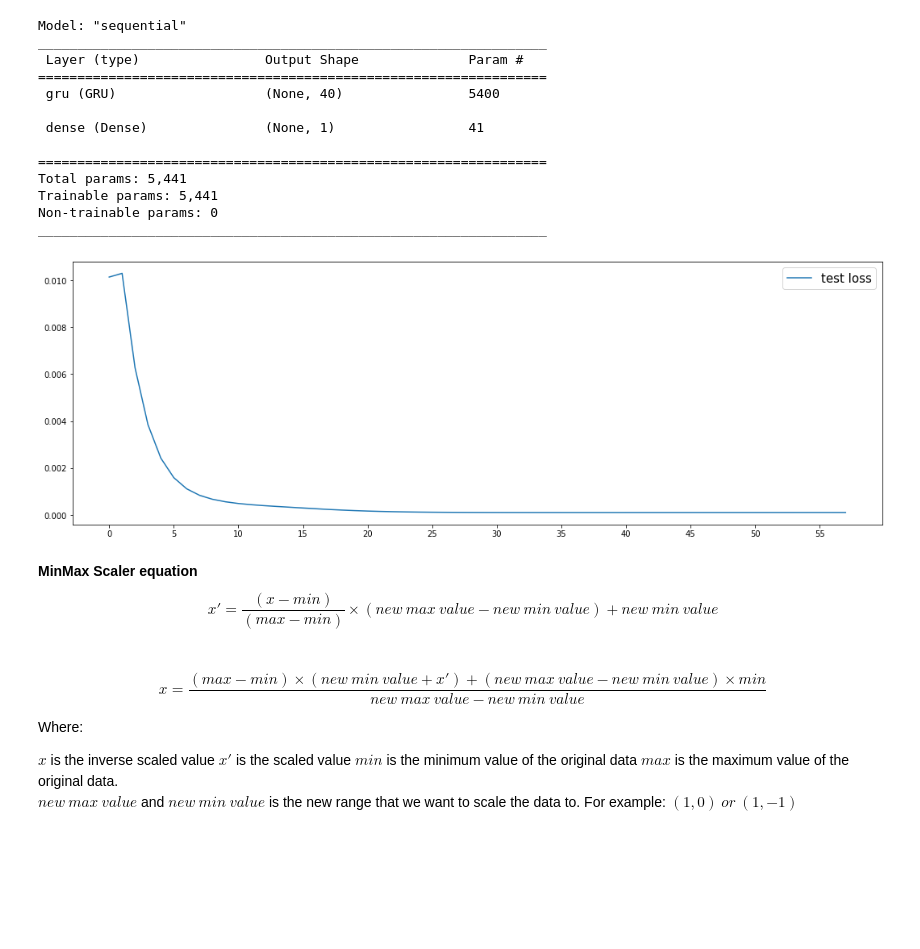
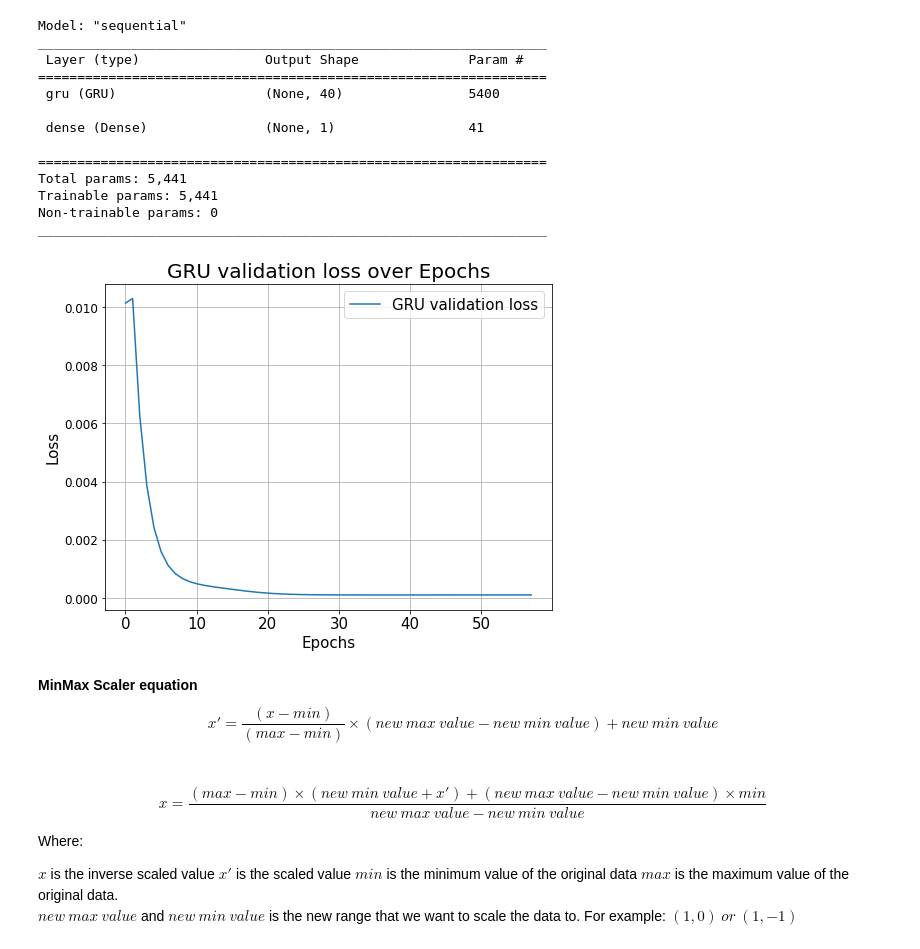
Before and after one commit to ashrafalaghbari/GA-TCN-LSTM, a Jupyter notebook: GRU_model.ipynb, the cells around one changed output. Cells and saved outputs as stored; diff of their text form; code cells hidden in the pictures; blank space fills up the shorter version.

```diff
--- a/GRU_model.ipynb
+++ b/GRU_model.ipynb
@@ -281,10 +282,6 @@ n_epochs 500 num_hidden_layers 2 num_neurons 160 batch_size 4 window_size 8
 final best params n_epochs: 500 num_hidden_layers: 1 num_neurons: 40 batch_size: 4 window_size: 8
 best_params [500, 1, 40, 4, 8] MSE: 0.00010948238195851445
 # %%
-# # # convert series to stationary
-series_diff = series.copy()
-# diff_order = 1
-# series_diff['BORE_OIL_VOL'] = series_diff['BORE_OIL_VOL'].diff(diff_order)
 steps_ahead = 1
 # Define window size and number of the steps ahead for forecasting
 n_epochs = 500
@@ -294,7 +291,7 @@ batch_size = 4
 window_size = 8
 
 # # convert the stationary series to supervise learning using sliding window approach
-series_supervised = series_to_supervised(series_diff, series_diff.columns, n_in= window_size, n_out= steps_ahead, dropnan=True)
+series_supervised = series_to_supervised(series, series.columns, n_in= window_size, n_out= steps_ahead, dropnan=True)
 
 # drop columns we don't want to predict
 pattern = re.compile(r"(t-)|^BORE_OIL_VOL.*")
@@ -398,14 +395,21 @@ Total params: 5,441
 Trainable params: 5,441
 Non-trainable params: 0
 _________________________________________________________________
-# %%
-fig, ax = plt.subplots(1, 1, figsize=(18,6))
-ax.xaxis.set_major_locator(plt.MultipleLocator(5))
-plt.plot(history.history['val_loss'], label='test loss')
-plt.legend(fontsize=15)
-plt.show()
-# %% [output]
-[figure, removed]
+# %%
+# GRU validation loss over epochs
+fig, ax = plt.subplots(1, 1, figsize=(8,6))
+plt.plot(history.history['val_loss'], label='GRU validation loss')
+plt.xlabel('Epochs', fontsize=15)
+plt.xticks(fontsize=15)
+plt.ylabel('Loss', fontsize=15)
+plt.yticks(fontsize=12)
+plt.title('GRU validation loss over Epochs', fontsize=20)
+plt.grid()
+plt.legend(fontsize=15)
+plt.savefig("GRU validation loss.png", format='png', dpi=1600, bbox_inches='tight')
+plt.show()
+# %% [output]
+[figure, added]
 # %% [markdown]
 **MinMax Scaler equation**
 $$x' = \frac{(x - min)}{(max - min)} \times (new\ max\ value - new\ min\  value) + new\ min\ value$$<br/>
```
Also changed, not shown: parts of 8 cells of this notebook.
